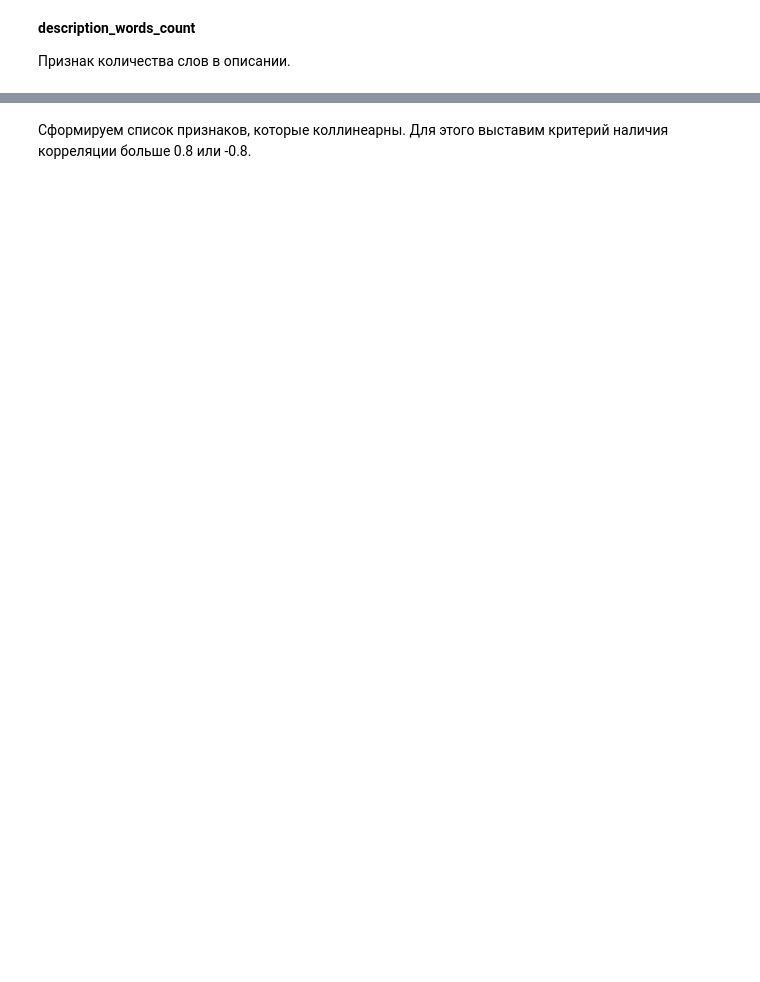
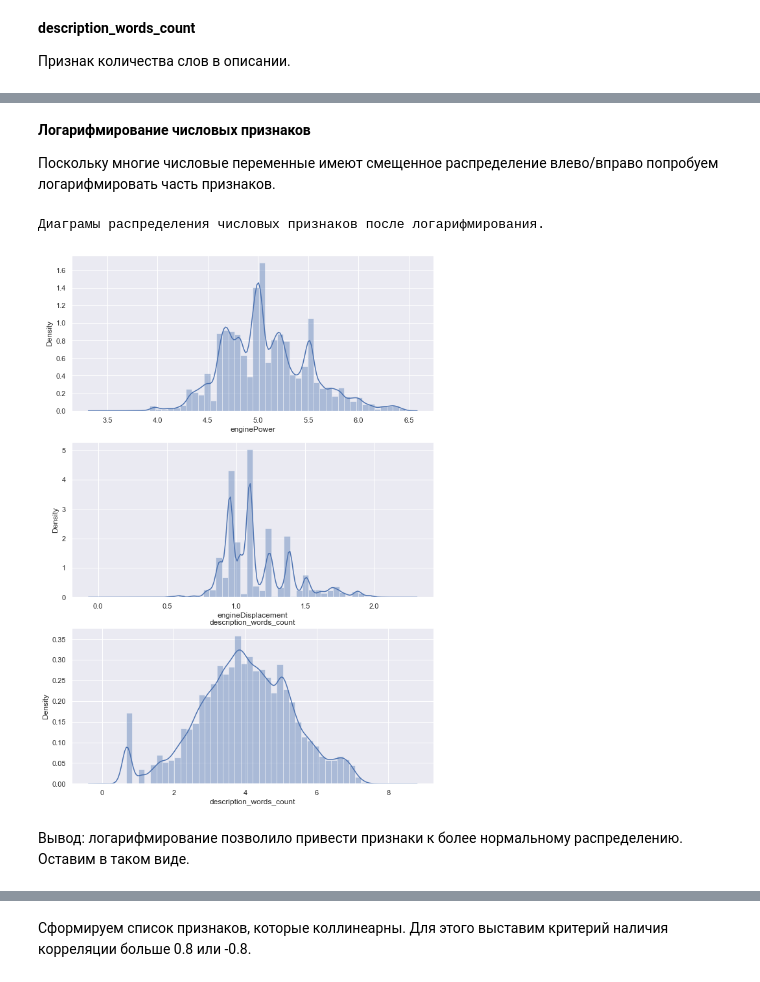
Before and after one commit to LudmilaGR/SF_DSPR_28_Gil, a Jupyter notebook: module_6/[SF-DST Car Price Prediction] Modelling DSPR-28 .ipynb, the cells around one changed output, grey strips where cells are left out. Cells and saved outputs as stored; diff of their text form; code cells hidden in the pictures; blank space fills up the shorter version.

```diff
--- a/module_6/[SF-DST Car Price Prediction] Modelling DSPR-28 .ipynb
+++ b/module_6/[SF-DST Car Price Prediction] Modelling DSPR-28 .ipynb
@@ -2518,0 +2572,6 @@ num_cols_new.append('description_words_count')
+# %%
+# Посмотрим внимательно на графики еще раз
+for col in (bin_cols_new+cat_cols_new):
+    print("Графики для переменной ", col)
+    # analyze_cat_cols(col)
+    print("\n")
@@ -2518,0 +2600,27 @@ num_cols_new.append('description_words_count')
+# %% [markdown]
+**Логарифмирование числовых признаков**
+
+Поскольку многие числовые переменные имеют смещенное распределение влево/вправо попробуем логарифмировать часть признаков.
+# %%
+cols_to_log = ['enginePower', 'engineDisplacement', 'description_words_count']
+# Применим логарифмирование ко всем числовым признакам
+for col in cols_to_log:
+    data[col] = data[col].apply(lambda w: np.log(w+1))
+# %%
+"""
+# Посмотрим, как изменилось распределение
+print("Диаграмы распределения числовых признаков после логарифмирования.")
+fig, axes = plt.subplots(len(cols_to_log), figsize=(10, 15))
+axes = axes.flatten()
+i = 0
+
+for col in cols_to_log:
+    sns.distplot(data[col], ax=axes[i])
+    plt.title(col)
+    i = i + 1
+"""
+# %% [output]
+Диаграмы распределения числовых признаков после логарифмирования.
+[figure, added]
+# %% [markdown]
+Вывод: логарифмирование позволило привести признаки к более нормальному распределению. Оставим в таком виде.
```
Also changed, not shown: parts of 109 cells of this notebook.
